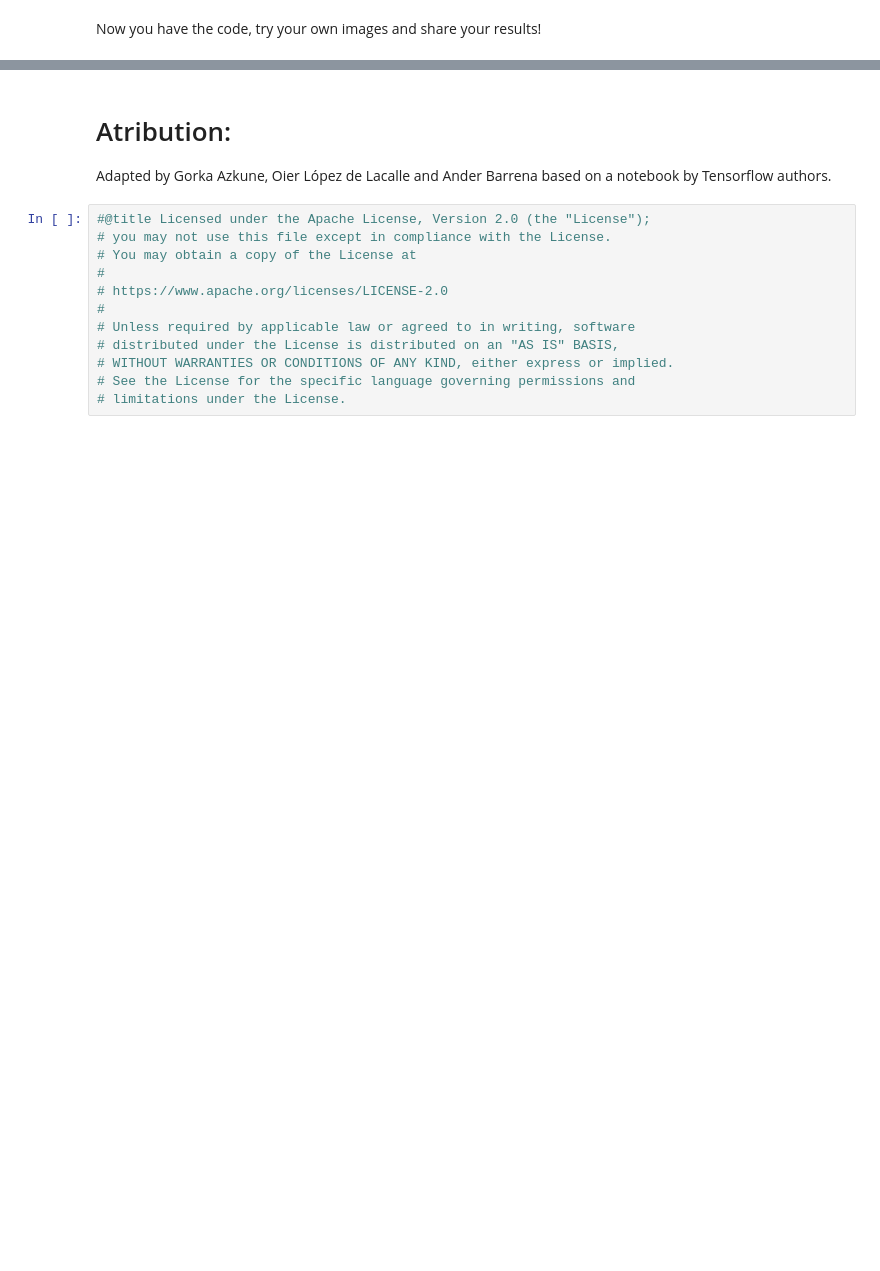
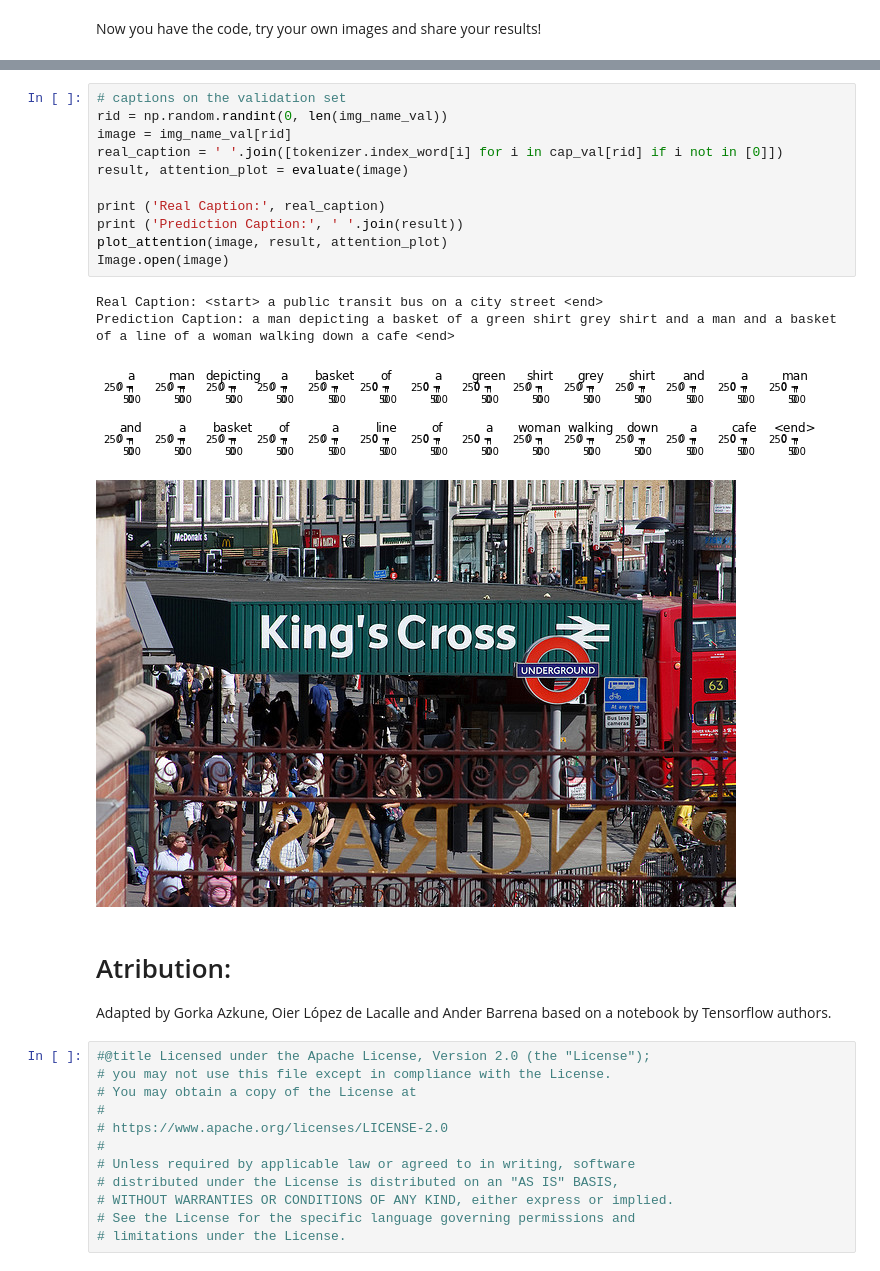
Before and after one commit to juletx/deep-learning-nlp, a Jupyter notebook: labs/7. Image_captioning.ipynb, the cells around one changed output, grey strips where cells are left out. Saved outputs shown, nothing was run; the diff lists cells and outputs as text; blank space fills up the shorter version.

```diff
--- a/labs/7. Image_captioning.ipynb
+++ b/labs/7. Image_captioning.ipynb
@@ -533,3 +613,19 @@ Now you have the code, try your own images and share your results!
+# %%
+# captions on the validation set
+rid = np.random.randint(0, len(img_name_val))
+image = img_name_val[rid]
+real_caption = ' '.join([tokenizer.index_word[i] for i in cap_val[rid] if i not in [0]])
+result, attention_plot = evaluate(image)
+
+print ('Real Caption:', real_caption)
+print ('Prediction Caption:', ' '.join(result))
+plot_attention(image, result, attention_plot)
+Image.open(image)
+# %% [output]
+Real Caption: <start> a public transit bus on a city street <end>
+Prediction Caption: a man depicting a basket of a green shirt grey shirt and a man and a basket of a line of a woman walking down a cafe <end>
+[figure, added]
+[figure, added]
 # %% [markdown]
 # Atribution:
 Adapted by Gorka Azkune, Oier López de Lacalle and Ander Barrena based on a notebook by Tensorflow authors.
```
Also changed, not shown: parts of 13 cells of this notebook.
